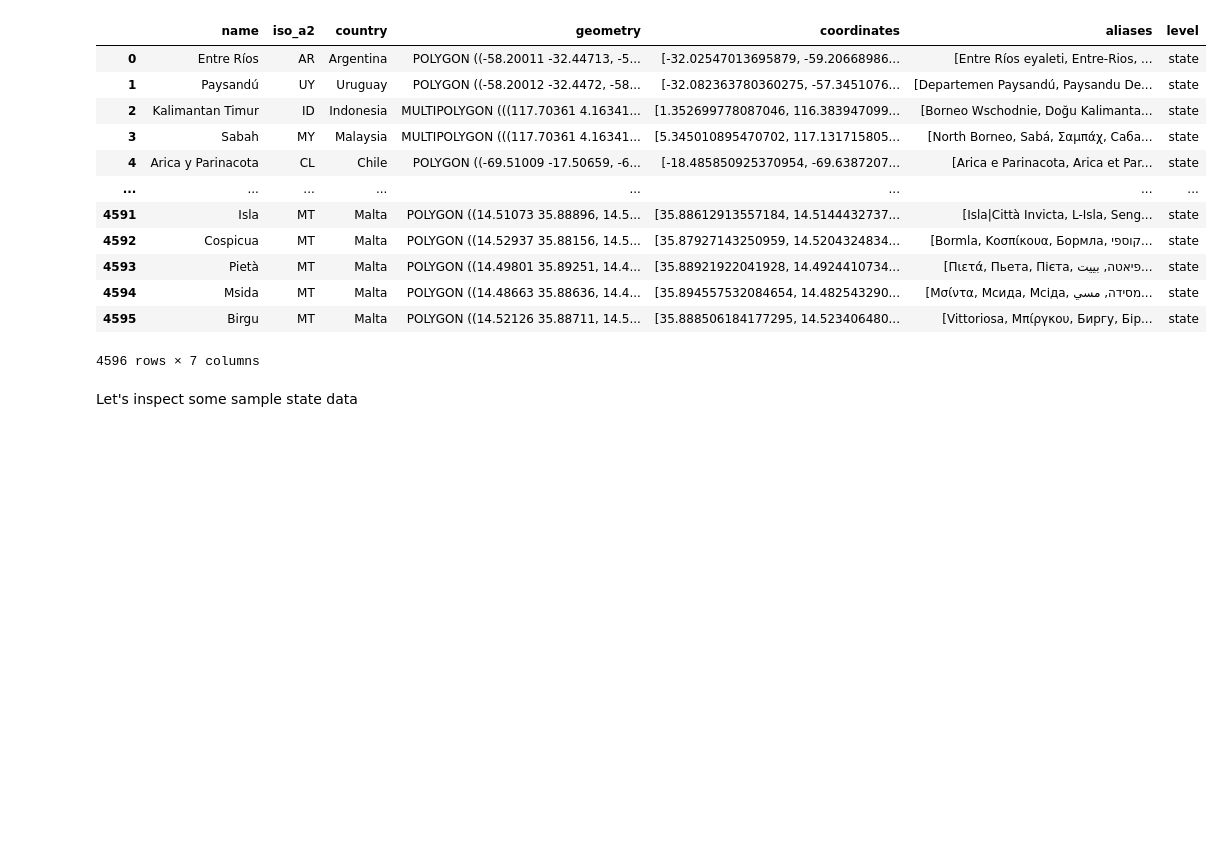
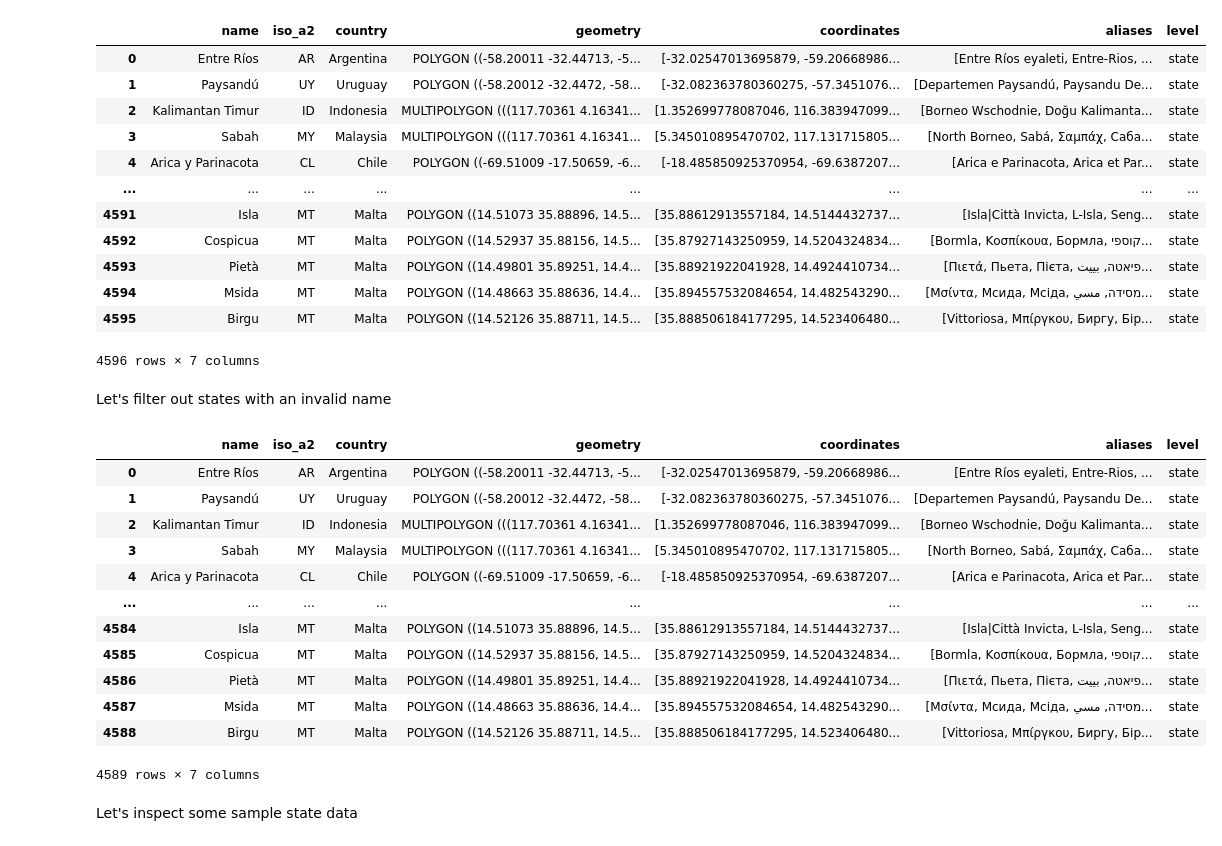
Before and after one commit to hospitaljobsin/hospitaljobsin, a Jupyter notebook: server/notebooks/import_regions.ipynb, the cells around one changed output. Saved outputs shown, nothing was run; the diff lists cells and outputs as text; code cells hidden in the pictures; blank space fills up the shorter version.

```diff
--- a/server/notebooks/import_regions.ipynb
+++ b/server/notebooks/import_regions.ipynb
@@ -162,6 +162,7 @@ Continent data sample:
 # Drop Seven Seas
 # note: Oceania is taken as a continent, and not Australia here- which is referred to as a country.
 continents = continents[continents["name"] != "Seven seas (open ocean)"]
+continents = continents[continents["name"].notnull()]
 continents = continents.reset_index(drop=True)
 continents
 # %% [output]
@@ -279,5 +280,6 @@ Let's filter out countries with an invalid alpha2 code
 # %%
 countries = countries[countries['iso_a2'] != "-99"]
+countries = countries[countries["name"].notnull()]
 countries = countries.reset_index(drop=True)
 countries
 # %% [output]
@@ -402,6 +404,26 @@ State data sample:
 | 4594 | Msida | MT | Malta | POLYGON ((14.48663 35.88636, 14.4... | [35.894557532084654, 14.482543290... | [Μσίντα, Мсида, Мсіда, מסידה, مسي... | state |
 | 4595 | Birgu | MT | Malta | POLYGON ((14.52126 35.88711, 14.5... | [35.888506184177295, 14.523406480... | [Vittoriosa, Μπίργκου, Биргу, Бір... | state |
 4596 rows × 7 columns
+# %% [markdown]
+Let's filter out states with an invalid name
+# %%
+states = states[states["name"].notnull()]
+states = states.reset_index(drop=True)
+states
+# %% [output]
+|  | name | iso_a2 | country | geometry | coordinates | aliases | level |
+| 0 | Entre Ríos | AR | Argentina | POLYGON ((-58.20011 -32.44713, -5... | [-32.02547013695879, -59.20668986... | [Entre Ríos eyaleti, Entre-Rios, ... | state |
+| 1 | Paysandú | UY | Uruguay | POLYGON ((-58.20012 -32.4472, -58... | [-32.082363780360275, -57.3451076... | [Departemen Paysandú, Paysandu De... | state |
+| 2 | Kalimantan Timur | ID | Indonesia | MULTIPOLYGON (((117.70361 4.16341... | [1.352699778087046, 116.383947099... | [Borneo Wschodnie, Doğu Kalimanta... | state |
+| 3 | Sabah | MY | Malaysia | MULTIPOLYGON (((117.70361 4.16341... | [5.345010895470702, 117.131715805... | [North Borneo, Sabá, Σαμπάχ, Саба... | state |
+| 4 | Arica y Parinacota | CL | Chile | POLYGON ((-69.51009 -17.50659, -6... | [-18.485850925370954, -69.6387207... | [Arica e Parinacota, Arica et Par... | state |
+| ... | ... | ... | ... | ... | ... | ... | ... |
+| 4584 | Isla | MT | Malta | POLYGON ((14.51073 35.88896, 14.5... | [35.88612913557184, 14.5144432737... | [Isla|Città Invicta, L-Isla, Seng... | state |
+| 4585 | Cospicua | MT | Malta | POLYGON ((14.52937 35.88156, 14.5... | [35.87927143250959, 14.5204324834... | [Bormla, Κοσπίκουα, Бормла, קוספי... | state |
+| 4586 | Pietà | MT | Malta | POLYGON ((14.49801 35.89251, 14.4... | [35.88921922041928, 14.4924410734... | [Πιετά, Пьета, Пієта, פיאטה, بييت... | state |
+| 4587 | Msida | MT | Malta | POLYGON ((14.48663 35.88636, 14.4... | [35.894557532084654, 14.482543290... | [Μσίντα, Мсида, Мсіда, מסידה, مسي... | state |
+| 4588 | Birgu | MT | Malta | POLYGON ((14.52126 35.88711, 14.5... | [35.888506184177295, 14.523406480... | [Vittoriosa, Μπίργκου, Биргу, Бір... | state |
+4589 rows × 7 columns
 # %% [markdown]
 Let's inspect some sample state data
 # %%
```
Also changed, not shown: parts of 4 cells of this notebook, 26 other files.
